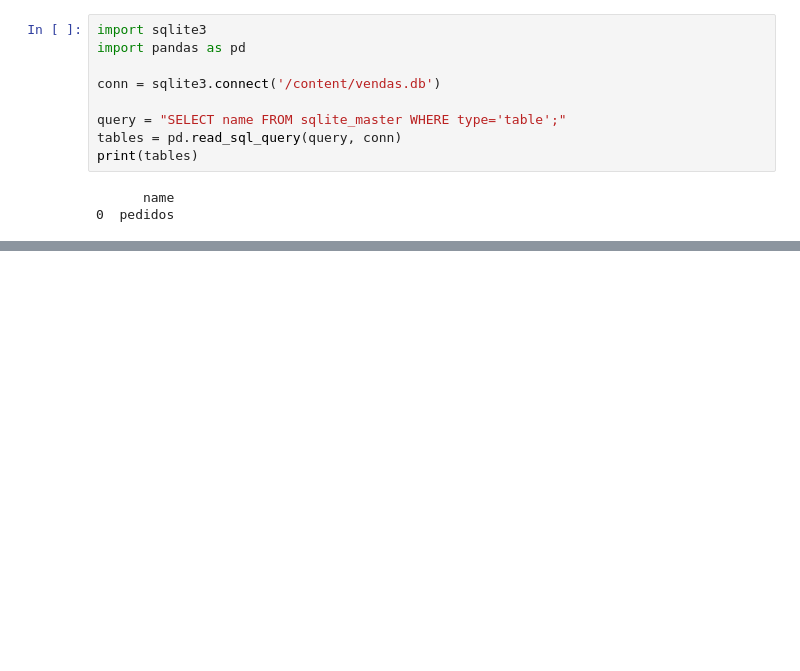
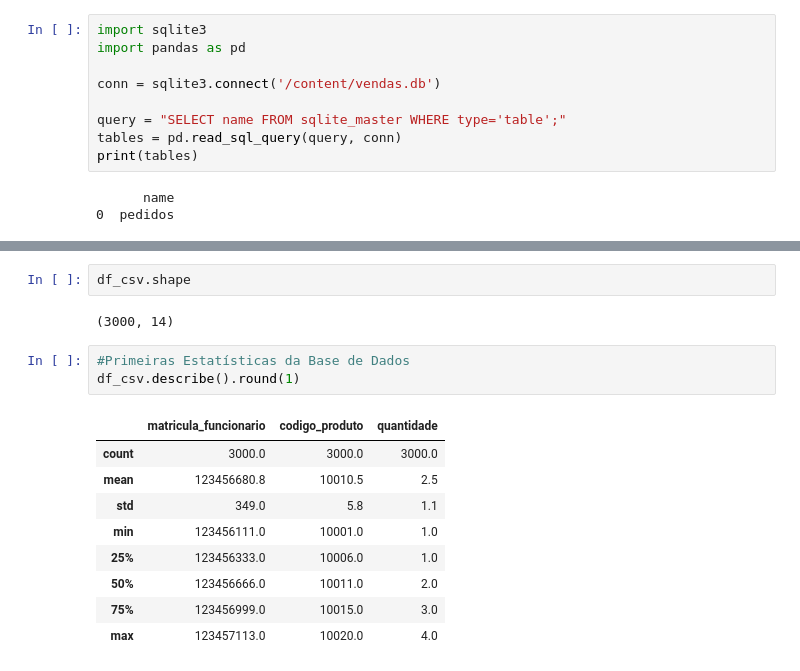
Before and after one commit to vamvieira/Aulas_Senai, a Jupyter notebook: AquisicaoDeDados.ipynb, the cells around one changed output, grey strips where cells are left out. Saved outputs shown, nothing was run; the diff lists cells and outputs as text; blank space fills up the shorter version.

```diff
--- a/AquisicaoDeDados.ipynb
+++ b/AquisicaoDeDados.ipynb
@@ -212,0 +248,17 @@ print(tables)
+# %%
+df_csv.shape
+# %% [output]
+(3000, 14)
+# %%
+#Primeiras Estatísticas da Base de Dados
+df_csv.describe().round(1)
+# %% [output]
+|  | matricula_funcionario | codigo_produto | quantidade |
+| count | 3000.0 | 3000.0 | 3000.0 |
+| mean | 123456680.8 | 10010.5 | 2.5 |
+| std | 349.0 | 5.8 | 1.1 |
+| min | 123456111.0 | 10001.0 | 1.0 |
+| 25% | 123456333.0 | 10006.0 | 1.0 |
+| 50% | 123456666.0 | 10011.0 | 2.0 |
+| 75% | 123456999.0 | 10015.0 | 3.0 |
+| max | 123457113.0 | 10020.0 | 4.0 |
```
Also changed, not shown: parts of 28 cells of this notebook.
